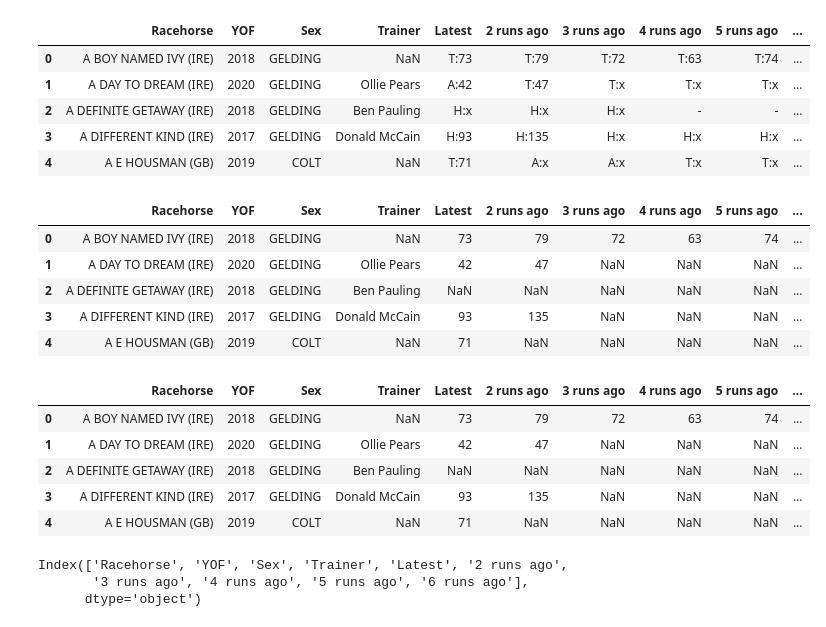
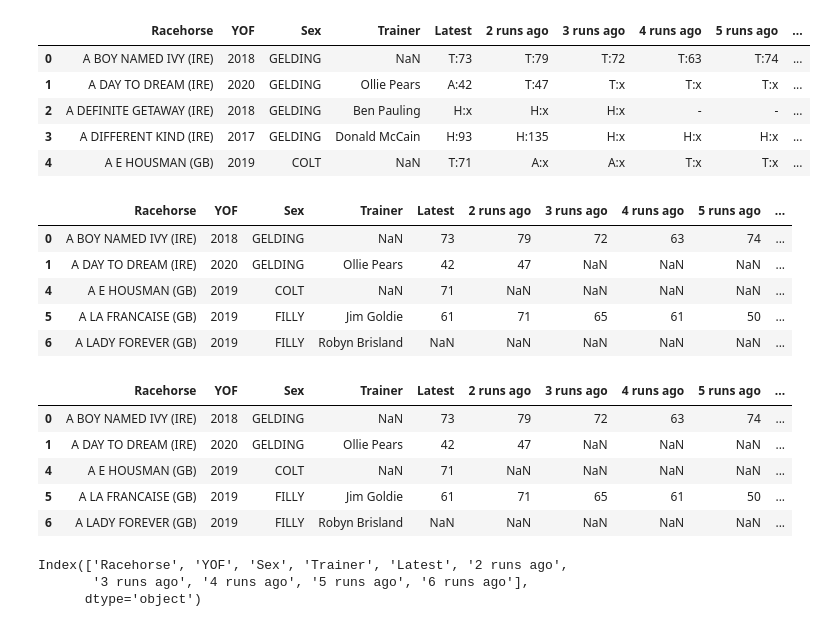
Before and after one commit to samkirwanppb/UCDPA_SamKirwan, a Jupyter notebook: project.ipynb, the cells around one changed output. Cells and saved outputs as stored; diff of their text form; code cells hidden in the pictures.

```diff
--- a/project.ipynb
+++ b/project.ipynb
@@ -141,30 +141,33 @@ performance_figures.head()
 | 4 | A E HOUSMAN (GB) | 2019 | COLT | NaN | T:71 | A:x | A:x | T:x | T:x | ... |
 # %%
 def clean_peformance_figures(data, column):
-  data[column] = data[column].str.replace(":","").str.replace("T", "").str.replace("H","").str.replace("S","").str.replace("A","")
+  data = data[~data[column].str.contains("H")]
+  data = data[~data[column].str.contains("S")]
+  data = data[~data[column].str.contains("N")]
+  data[column] = data[column].str.replace(":","").str.replace("T", "").str.replace("A","")
   return data
 
 for i in performance_figures.columns[-6:]:
   performance_figures = clean_peformance_figures(performance_figures, i)
 
 performance_figures = performance_figures.replace(["x", "-"], np.nan)
 performance_figures.head()
 # %% [output]
 |  | Racehorse | YOF | Sex | Trainer | Latest | 2 runs ago | 3 runs ago | 4 runs ago | 5 runs ago | ... |
 | 0 | A BOY NAMED IVY (IRE) | 2018 | GELDING | NaN | 73 | 79 | 72 | 63 | 74 | ... |
 | 1 | A DAY TO DREAM (IRE) | 2020 | GELDING | Ollie Pears | 42 | 47 | NaN | NaN | NaN | ... |
-| 2 | A DEFINITE GETAWAY (IRE) | 2018 | GELDING | Ben Pauling | NaN | NaN | NaN | NaN | NaN | ... |
-| 3 | A DIFFERENT KIND (IRE) | 2017 | GELDING | Donald McCain | 93 | 135 | NaN | NaN | NaN | ... |
 | 4 | A E HOUSMAN (GB) | 2019 | COLT | NaN | 71 | NaN | NaN | NaN | NaN | ... |
+| 5 | A LA FRANCAISE (GB) | 2019 | FILLY | Jim Goldie | 61 | 71 | 65 | 61 | 50 | ... |
+| 6 | A LADY FOREVER (GB) | 2019 | FILLY | Robyn Brisland | NaN | NaN | NaN | NaN | NaN | ... |
 # %%
 performance_figures.head()
 # %% [output]
 |  | Racehorse | YOF | Sex | Trainer | Latest | 2 runs ago | 3 runs ago | 4 runs ago | 5 runs ago | ... |
 | 0 | A BOY NAMED IVY (IRE) | 2018 | GELDING | NaN | 73 | 79 | 72 | 63 | 74 | ... |
 | 1 | A DAY TO DREAM (IRE) | 2020 | GELDING | Ollie Pears | 42 | 47 | NaN | NaN | NaN | ... |
-| 2 | A DEFINITE GETAWAY (IRE) | 2018 | GELDING | Ben Pauling | NaN | NaN | NaN | NaN | NaN | ... |
-| 3 | A DIFFERENT KIND (IRE) | 2017 | GELDING | Donald McCain | 93 | 135 | NaN | NaN | NaN | ... |
 | 4 | A E HOUSMAN (GB) | 2019 | COLT | NaN | 71 | NaN | NaN | NaN | NaN | ... |
+| 5 | A LA FRANCAISE (GB) | 2019 | FILLY | Jim Goldie | 61 | 71 | 65 | 61 | 50 | ... |
+| 6 | A LADY FOREVER (GB) | 2019 | FILLY | Robyn Brisland | NaN | NaN | NaN | NaN | NaN | ... |
 # %%
 performance_figures.columns
 # %% [output]
```
Also changed, not shown: parts of 3 cells of this notebook.
